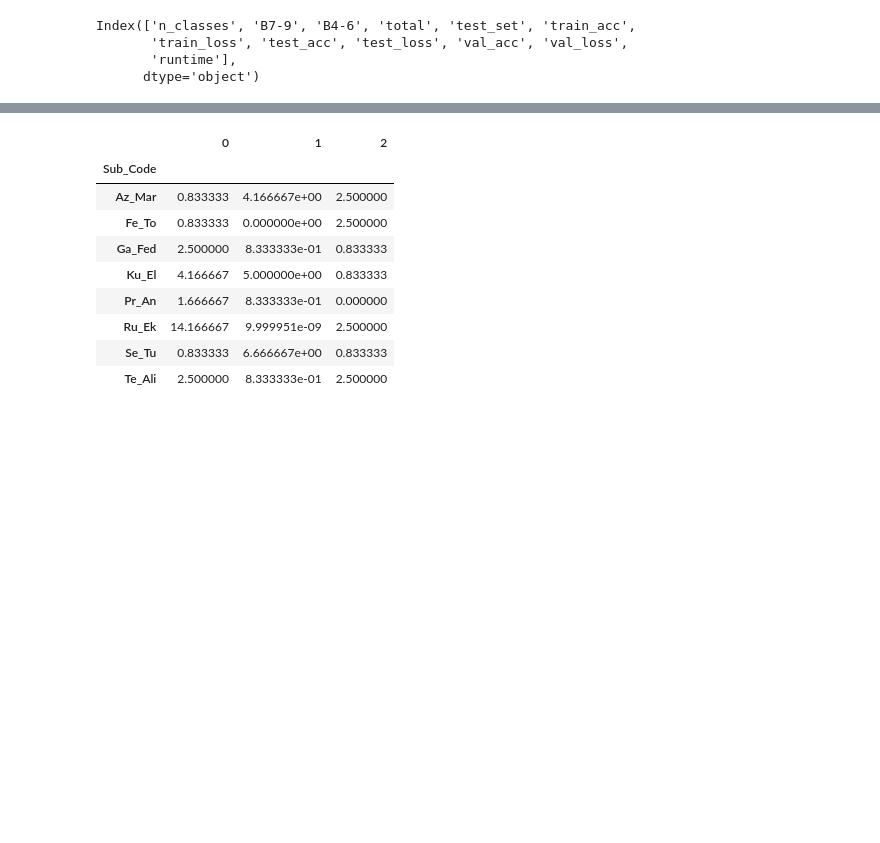
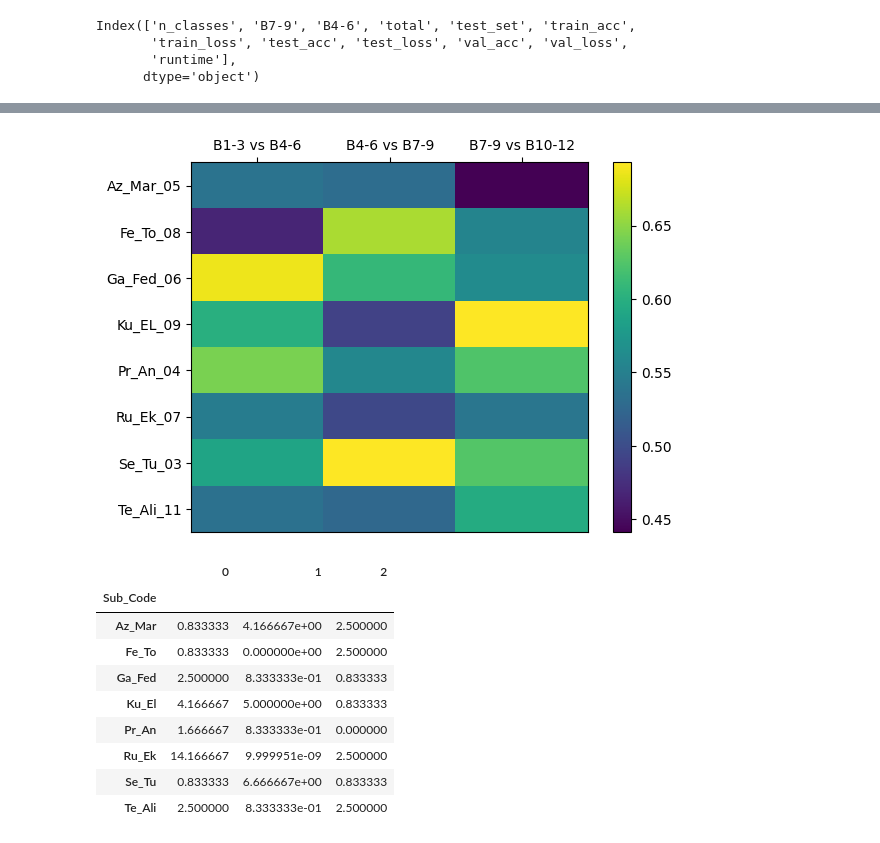
Before and after one commit to 1101AlexZab1011/FingerMovementDecoder, a Jupyter notebook: dirty_field/study_cog_din.ipynb, the cells around one changed output, grey strips where cells are left out. Drawn from its saved outputs; the diff is of its cells as text; code cells hidden in the pictures; blank space fills up the shorter version.

```diff
--- a/dirty_field/study_cog_din.ipynb
+++ b/dirty_field/study_cog_din.ipynb
@@ -106,3 +98,16 @@ pd.DataFrame(accs).T
+# %%
+
+fig, ax = plt.subplots(1,1)
+data = pd.DataFrame(accs, index=['B1-3 vs B4-6', 'B4-6 vs B7-9', 'B7-9 vs B10-12']).T.sort_index()
+i = ax.imshow(data.to_numpy(), aspect='auto')
+fig.colorbar(i, ax=ax)
+ax.set_xticks([0, 1, 2])
+ax.set_xticklabels(['B1-3 vs B4-6', 'B4-6 vs B7-9', 'B7-9 vs B10-12'])
+ax.set_yticks([0, 1, 2, 3, 4, 5, 6, 7])
+ax.set_yticklabels(data.index)
+ax.xaxis.tick_top()
+# %% [output]
+[figure, added]
 # %%
 perf_data_path = '../Source/perf_data/MEG_SRTT_RT.csv'
 
```
Also changed, not shown: parts of 6 cells of this notebook, 6 other files.
